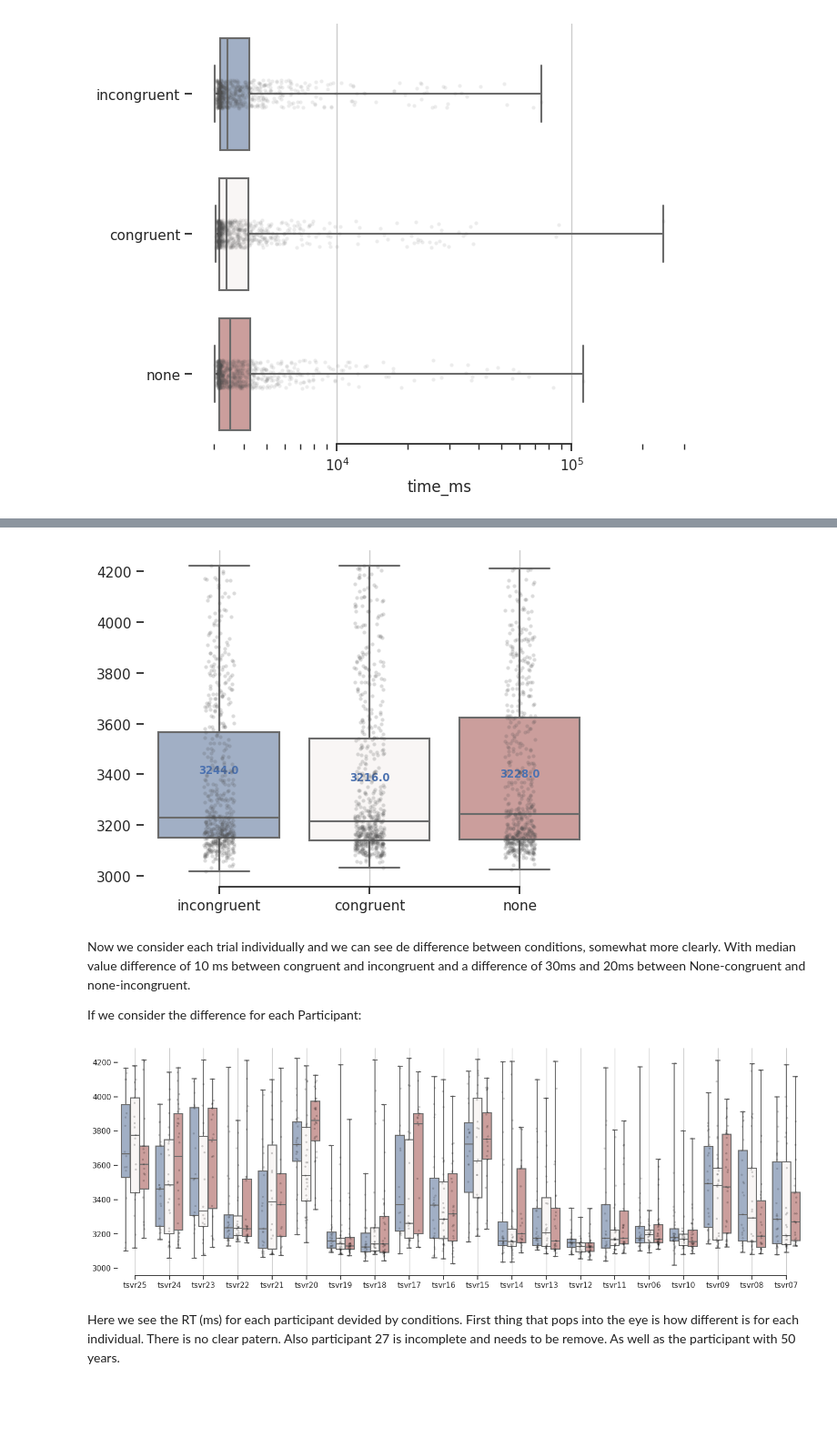
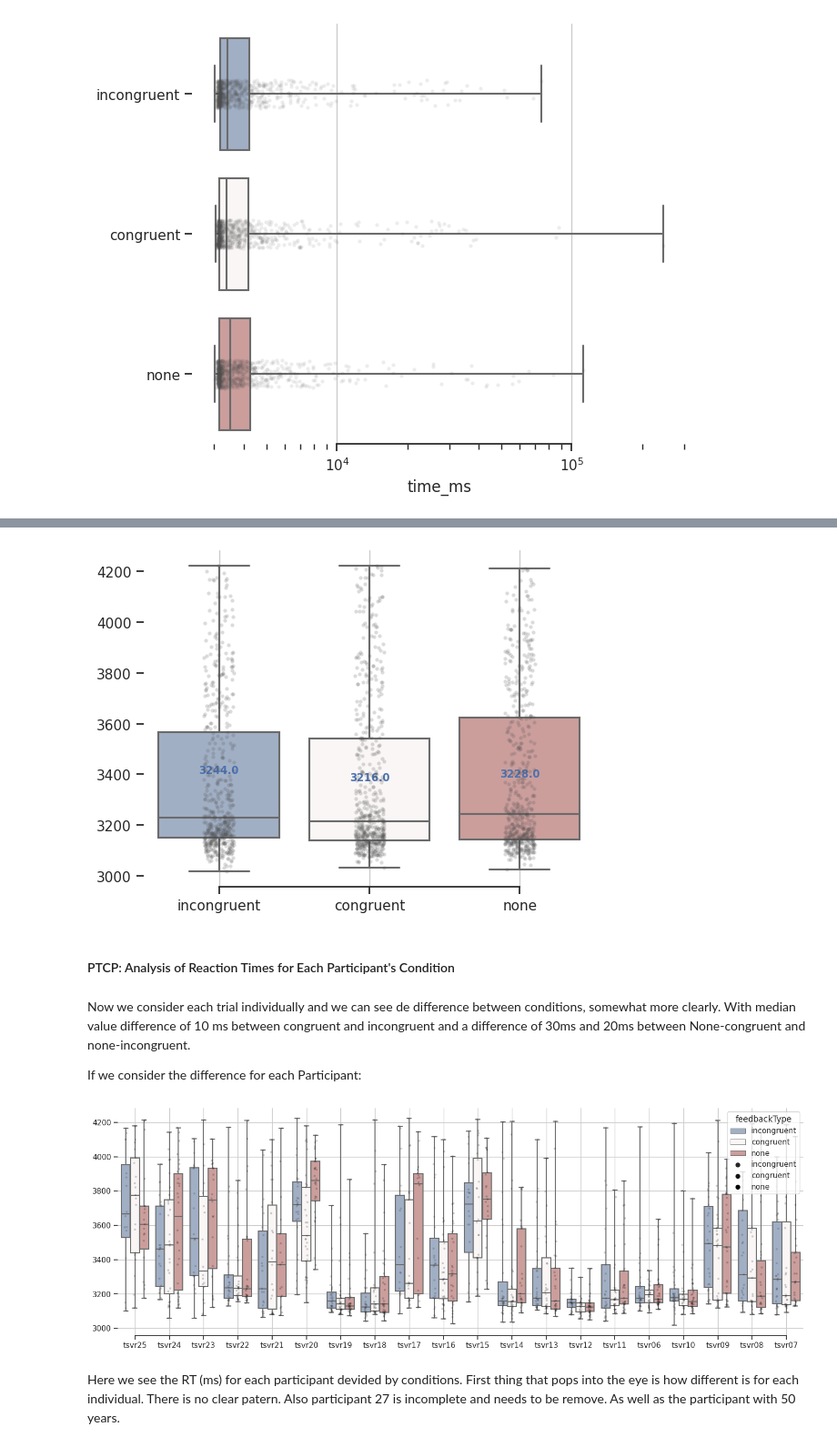
Before and after one commit to BenjaminDupre/m-b_thesis, a Jupyter notebook: Analysis/Analysis..ipynb, the cells around one changed output, grey strips where cells are left out. Shown at 91% size. Drawn from its saved outputs; the diff is of its cells as text; code cells hidden in the pictures; blank space fills up the shorter version.

```diff
--- a/Analysis/Analysis..ipynb
+++ b/Analysis/Analysis..ipynb
@@ -496,6 +492,11 @@ Now lets make a flag that is 1 when the trail is a mistake and with 0 when the a
 # %%
+# Create a new column 'mistake_flag' based on 'correctCounter'
 work_df2['mistake_flag'] = work_df2['correctCounter'].apply(lambda x: 1 if pd.isna(x) else 0)
-work_df2['mistake_flag'] = work_df2['mistake_flag'].astype('int64')
+
+# Convert 'mistake_flag' to 'int64' data type
+work_df2.loc[:, 'mistake_flag'] = work_df2['mistake_flag'].astype('int64')
+
+# Verify the column data types
 work_df2.info()
 # %% [output]
 <class 'pandas.core.frame.DataFrame'>
@@ -612,7 +633,9 @@ ax.set(ylabel="")
 ax.set(xlabel="")
 sns.despine(trim=True, left=True)
 # %% [output]
-[figure, old version]
+[figure, new version]
+# %% [markdown]
+#### PTCP: Analysis of Reaction Times for Each Participant's Condition
 # %% [markdown]
 Now we consider each trial individually and we can see de difference between conditions, somewhat more clearly. With median value difference of 10 ms between congruent and incongruent and a difference of 30ms and 20ms between None-congruent and none-incongruent.
 
@@ -631,36 +654,36 @@ box_plot = sns.boxplot(
     palette="vlag", whis=[0, 100],  showfliers=False
 )
 
 '''
 medians = work_df_no_outl.groupby(['feedbackType'])['time_ms'].median()
 medians = medians.reindex(index = ['none','congruent','incongruent'])
 vertical_offset = work_df_no_outl['time_ms'].median() * 0.05 # offset from median for display
 
 for xtick in box_plot.get_xticks():
     box_plot.text(xtick,medians[xtick] + vertical_offset,medians[xtick],
             horizontalalignment='center',size='x-small',color='b',weight='semibold')
 
 '''
 
 
 # Add points to show each observation
 sns.stripplot(
     data=work_df_no_outl, y='time_ms', x='ptcp', hue='feedbackType', size=3, palette='dark:black',alpha=0.2, dodge=True
 )
 
 
 # Set the x-axis limits to 2500 and 10000 ms
 #ax.set_xlim(2500, 10000)
 
-ax.get_legend().remove()
+#ax.get_legend().remove()
 
 # Show the plot
-ax.xaxis.grid(True)
+ax.grid()
 ax.set(ylabel="")
 ax.set(xlabel="")
 sns.despine(trim=True, left=True)
 # %% [output]
-[figure, old version]
+[figure, new version]
 # %% [markdown]
 Here we see the RT (ms) for each participant devided by conditions. First thing that pops into the eye is how different is for each individual. There is no clear patern. Also participant 27 is incomplete and needs to be remove. As well as the participant with 50 years.
 # %%
```
Also changed, not shown: parts of 30 cells of this notebook, 1 other file.
